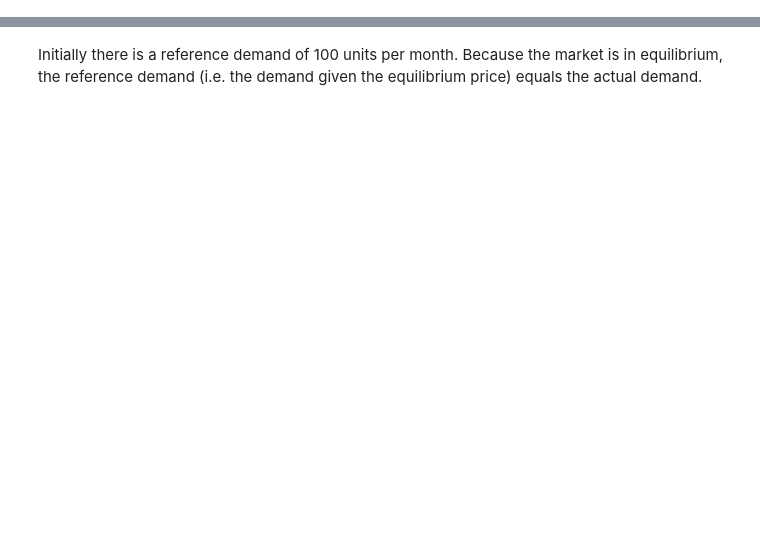
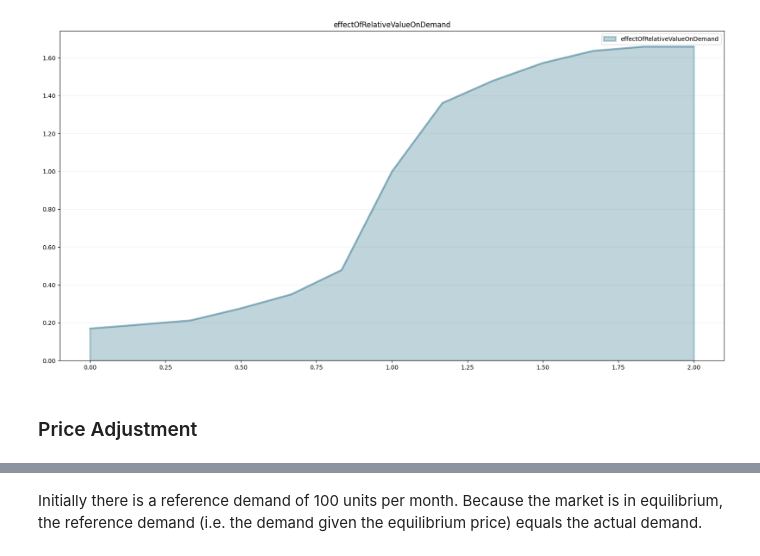
Before and after one commit to transentis/bptk_py_tutorial, a Jupyter notebook: model_library/competitive_pricing/competitive_pricing_dynamics.ipynb, the cells around one changed output, grey strips where cells are left out. Drawn from its saved outputs; the diff is of its cells as text; code cells hidden in the pictures; blank space fills up the shorter version.

```diff
--- a/model_library/competitive_pricing/competitive_pricing_dynamics.ipynb
+++ b/model_library/competitive_pricing/competitive_pricing_dynamics.ipynb
@@ -181,0 +238,22 @@ The equilibrium price for our product is set at EUR 3. This is equal to both the
+# %%
+model.points["effectOfRelativeValueOnDemand"] = [
+    [0.0,0.17],
+    [0.167,0.191],
+    [0.333,0.213],
+    [0.5,0.277],
+    [0.667,0.351],
+    [0.833,0.479],
+    [1.0,1.0],
+    [1.167,1.362],
+    [1.333,1.479],
+    [1.5,1.574],
+    [1.667,1.638],
+    [1.833,1.66],
+    [2.0,1.66]
+]
+# %%
+model.plot_lookup("effectOfRelativeValueOnDemand")
+# %% [output]
+[figure, added]
+# %% [markdown]
+### Price Adjustment
```
Also changed, not shown: parts of 150 cells of this notebook, 32 other files.
